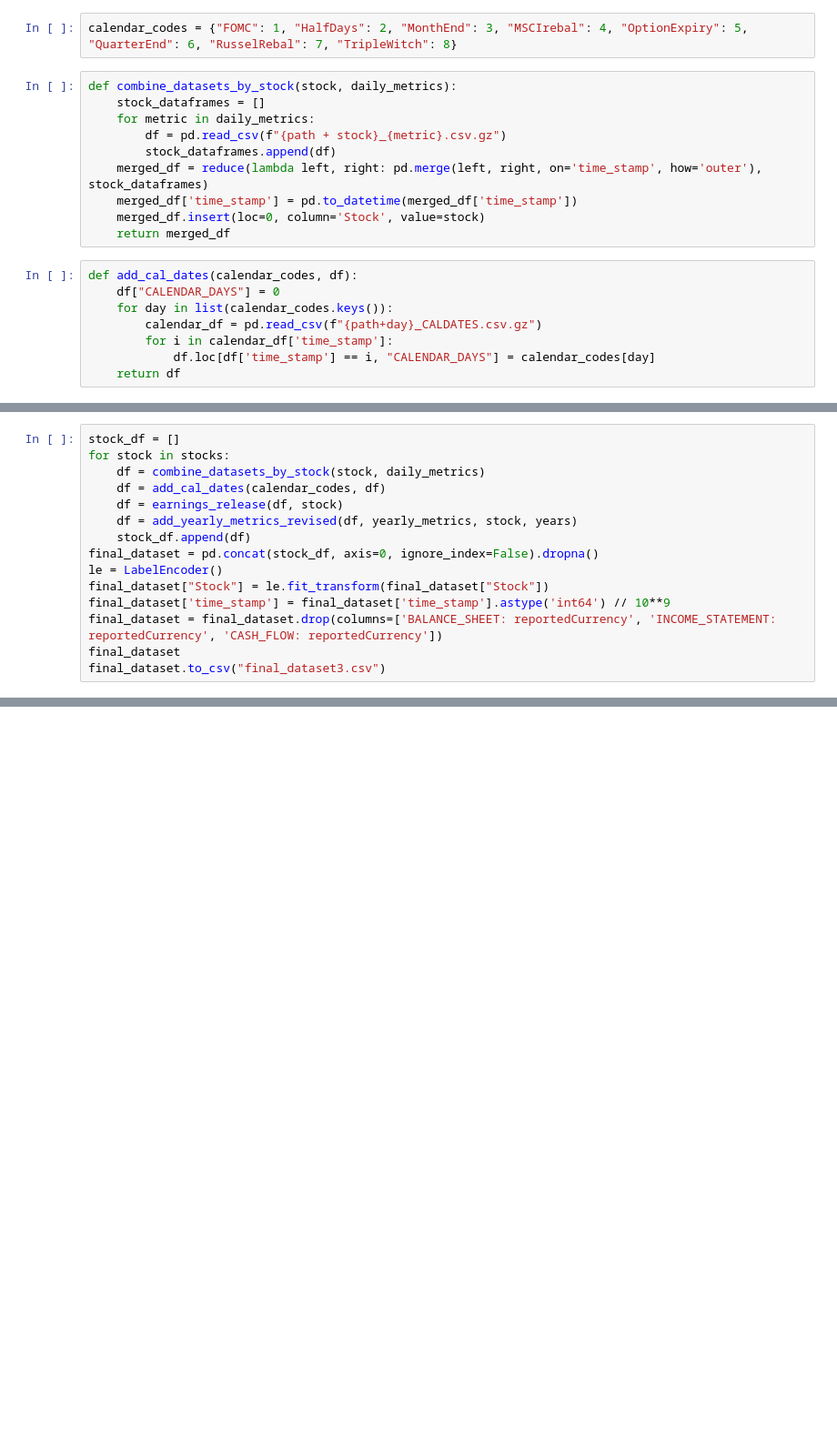
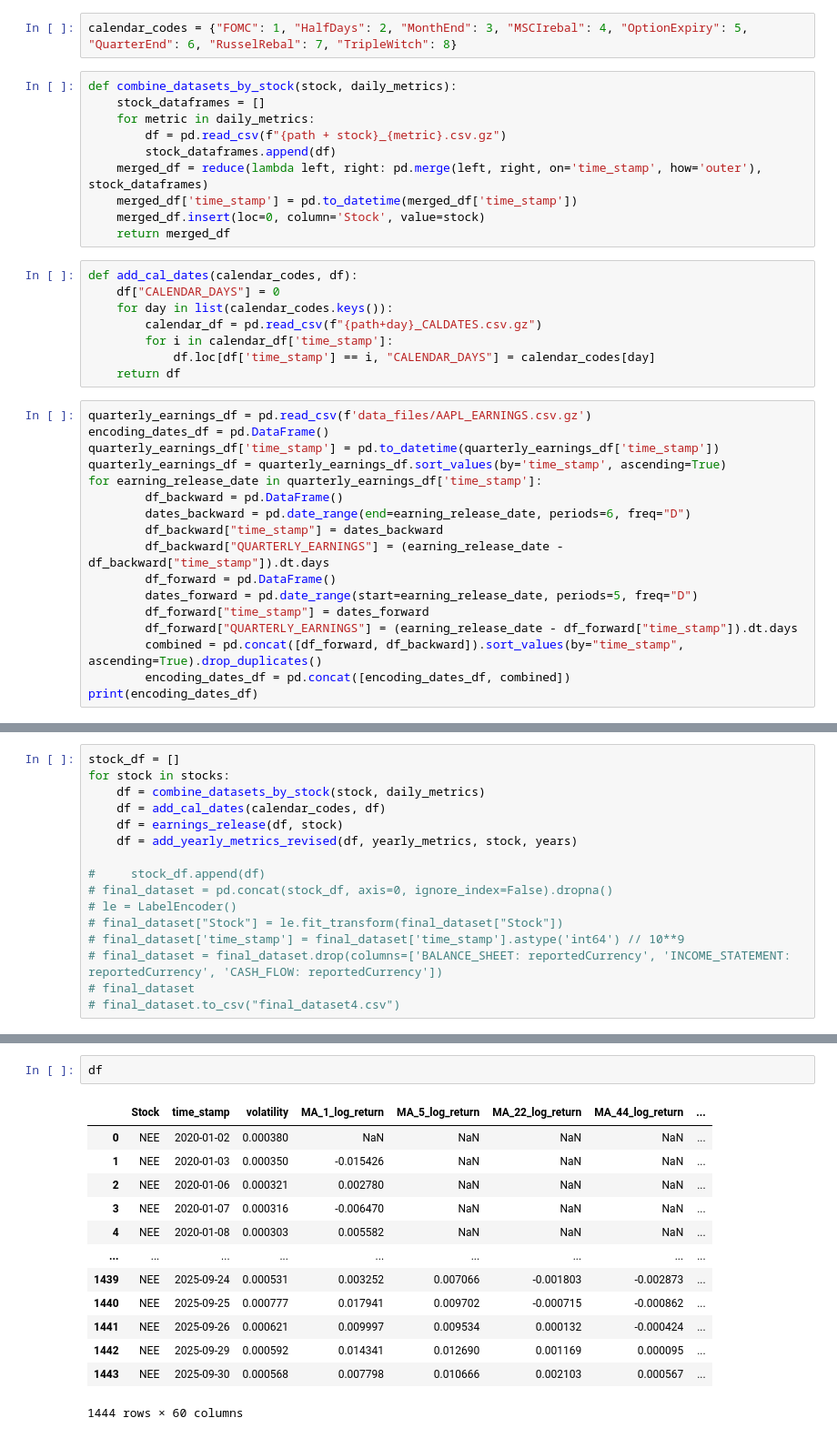
Before and after one commit to asalpert/msdas_practicum-project, a Jupyter notebook: nn_dataloader.ipynb, the cells around one changed output, grey strips where cells are left out. Shown: that part at 91% size. Saved outputs shown, nothing was run; the diff lists cells and outputs as text; blank space fills up the shorter version.

```diff
--- a/nn_dataloader.ipynb
+++ b/nn_dataloader.ipynb
@@ -33,3 +33,20 @@ def add_cal_dates(calendar_codes, df):
         for i in calendar_df['time_stamp']:
             df.loc[df['time_stamp'] == i, "CALENDAR_DAYS"] = calendar_codes[day]
     return df
+# %%
+quarterly_earnings_df = pd.read_csv(f'data_files/AAPL_EARNINGS.csv.gz')
+encoding_dates_df = pd.DataFrame()
+quarterly_earnings_df['time_stamp'] = pd.to_datetime(quarterly_earnings_df['time_stamp'])
+quarterly_earnings_df = quarterly_earnings_df.sort_values(by='time_stamp', ascending=True)
+for earning_release_date in quarterly_earnings_df['time_stamp']:
+        df_backward = pd.DataFrame()
+        dates_backward = pd.date_range(end=earning_release_date, periods=6, freq="D")
+        df_backward["time_stamp"] = dates_backward
+        df_backward["QUARTERLY_EARNINGS"] = (earning_release_date - df_backward["time_stamp"]).dt.days
+        df_forward = pd.DataFrame()
+        dates_forward = pd.date_range(start=earning_release_date, periods=5, freq="D")
+        df_forward["time_stamp"] = dates_forward
+        df_forward["QUARTERLY_EARNINGS"] = (earning_release_date - df_forward["time_stamp"]).dt.days
+        combined = pd.concat([df_forward, df_backward]).sort_values(by="time_stamp", ascending=True).drop_duplicates()
+        encoding_dates_df = pd.concat([encoding_dates_df, combined])
+print(encoding_dates_df)
@@ -105,11 +163,12 @@ for stock in stocks:
     df = add_cal_dates(calendar_codes, df)
     df = earnings_release(df, stock)
     df = add_yearly_metrics_revised(df, yearly_metrics, stock, years)
-    stock_df.append(df)
-final_dataset = pd.concat(stock_df, axis=0, ignore_index=False).dropna()
-le = LabelEncoder()
-final_dataset["Stock"] = le.fit_transform(final_dataset["Stock"])
-final_dataset['time_stamp'] = final_dataset['time_stamp'].astype('int64') // 10**9
-final_dataset = final_dataset.drop(columns=['BALANCE_SHEET: reportedCurrency', 'INCOME_STATEMENT: reportedCurrency', 'CASH_FLOW: reportedCurrency'])
-final_dataset
-final_dataset.to_csv("final_dataset3.csv")
+
+#     stock_df.append(df)
+# final_dataset = pd.concat(stock_df, axis=0, ignore_index=False).dropna()
+# le = LabelEncoder()
+# final_dataset["Stock"] = le.fit_transform(final_dataset["Stock"])
+# final_dataset['time_stamp'] = final_dataset['time_stamp'].astype('int64') // 10**9
+# final_dataset = final_dataset.drop(columns=['BALANCE_SHEET: reportedCurrency', 'INCOME_STATEMENT: reportedCurrency', 'CASH_FLOW: reportedCurrency'])
+# final_dataset
+# final_dataset.to_csv("final_dataset4.csv")
@@ -115,0 +188,16 @@ final_dataset.to_csv("final_dataset3.csv")
+# %%
+df
+# %% [output]
+|  | Stock | time_stamp | volatility | MA_1_log_return | MA_5_log_return | MA_22_log_return | MA_44_log_return | ... |
+| 0 | NEE | 2020-01-02 | 0.000380 | NaN | NaN | NaN | NaN | ... |
+| 1 | NEE | 2020-01-03 | 0.000350 | -0.015426 | NaN | NaN | NaN | ... |
+| 2 | NEE | 2020-01-06 | 0.000321 | 0.002780 | NaN | NaN | NaN | ... |
+| 3 | NEE | 2020-01-07 | 0.000316 | -0.006470 | NaN | NaN | NaN | ... |
+| 4 | NEE | 2020-01-08 | 0.000303 | 0.005582 | NaN | NaN | NaN | ... |
+| ... | ... | ... | ... | ... | ... | ... | ... | ... |
+| 1439 | NEE | 2025-09-24 | 0.000531 | 0.003252 | 0.007066 | -0.001803 | -0.002873 | ... |
+| 1440 | NEE | 2025-09-25 | 0.000777 | 0.017941 | 0.009702 | -0.000715 | -0.000862 | ... |
+| 1441 | NEE | 2025-09-26 | 0.000621 | 0.009997 | 0.009534 | 0.000132 | -0.000424 | ... |
+| 1442 | NEE | 2025-09-29 | 0.000592 | 0.014341 | 0.012690 | 0.001169 | 0.000095 | ... |
+| 1443 | NEE | 2025-09-30 | 0.000568 | 0.007798 | 0.010666 | 0.002103 | 0.000567 | ... |
+1444 rows × 60 columns
```
Also changed, not shown: parts of 5 cells of this notebook, 1 other file.
